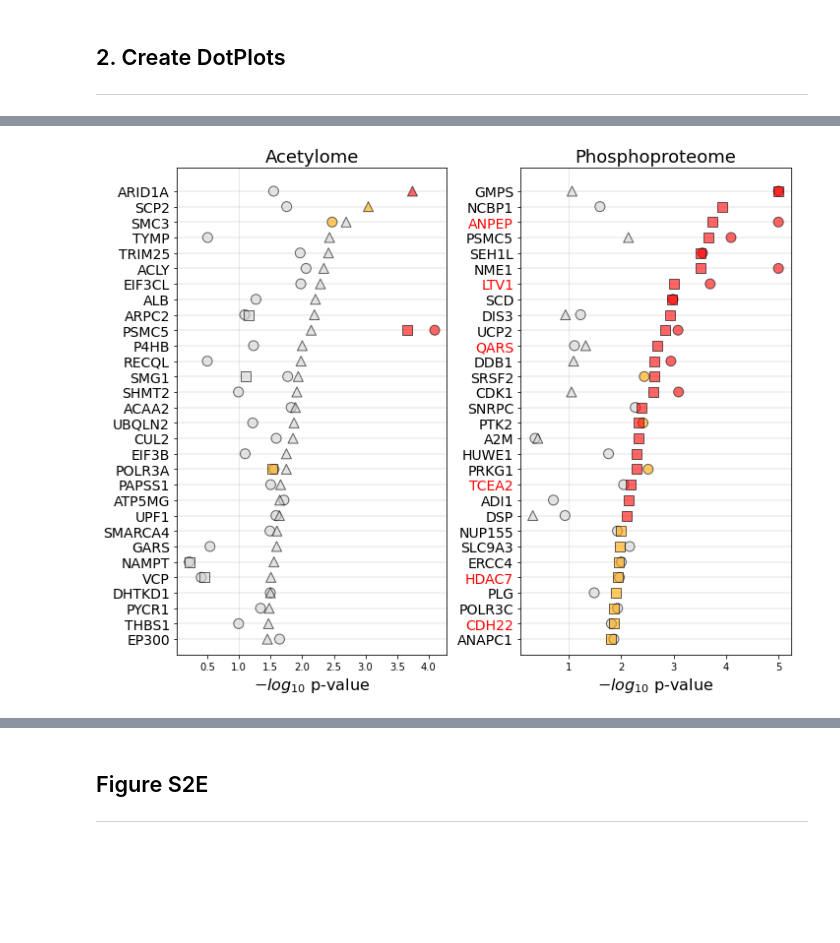
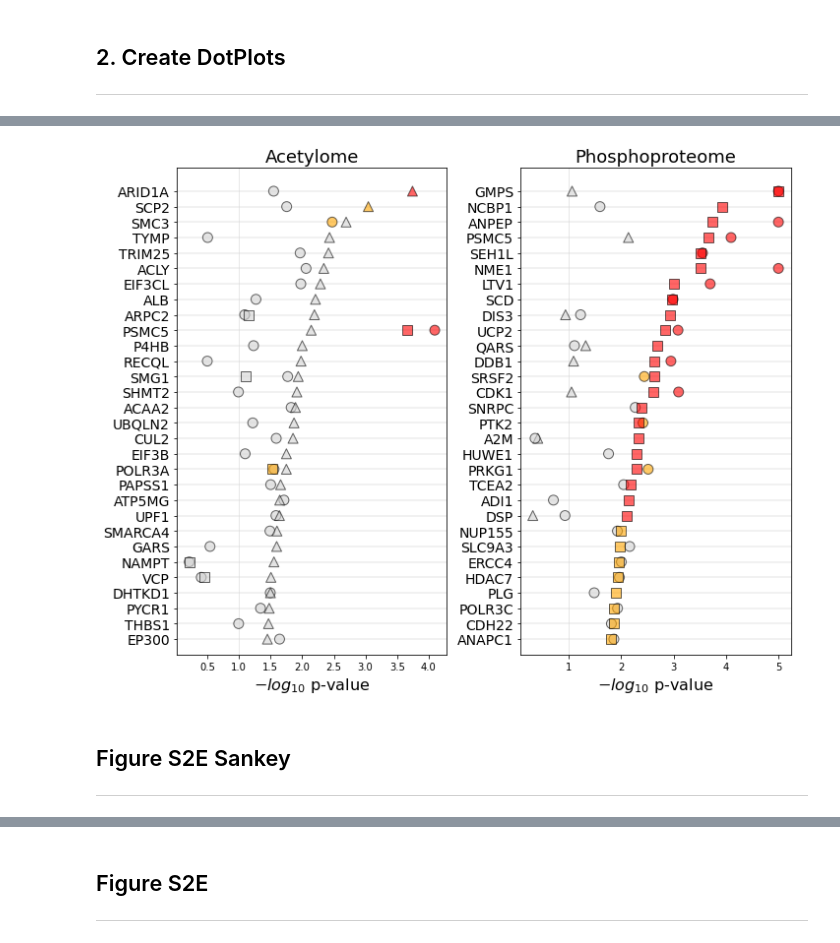
Before and after one commit to getzlab/CPTAC_PanCan_PTM_2023, a Jupyter notebook: CLUMPS-PTM/02_clumpsptm_figs.ipynb, the cells around one changed output, grey strips where cells are left out. Saved outputs shown, nothing was run; the diff lists cells and outputs as text; code cells hidden in the pictures; blank space fills up the shorter version.

Commit message:
updated clumps-ptm results from reviewer

```diff
--- a/CLUMPS-PTM/02_clumpsptm_figs.ipynb
+++ b/CLUMPS-PTM/02_clumpsptm_figs.ipynb
@@ -22,6 +22,25 @@ for file in tqdm(glob.glob("clumpsptm_runs/**/*.tsv")):
     results_df.append(_df)
 
 results_df = pd.concat(results_df)
+# %%
+res = list()
+
+for idx in tqdm(np.unique(results_df['id'])):
+    _df = results_df[results_df['id']==idx].drop(columns=['fdr_max_pval','fdr_pass','fdr_corr'])
+    _df = clumpsptm.utils.add_corrected_fdr(_df, 0.1)
+    res.append(_df)
+
+# Set back to 0.1 threshold
+results_df = pd.concat(res)
+# %%
+res = list()
+
+for idx in tqdm(np.unique(results_df['id'])):
+    _df = results_df[results_df['id']==idx].drop(columns=['fdr_max_pval','fdr_pass','fdr_corr'])
+    _df = clumpsptm.utils.add_corrected_fdr(_df, 0.1, weight_thresh_by_n=True)
+    res.append(_df)
+
+results_01_weight_df = pd.concat(res)
 # %%
 # Highlight any hits that are derived from a singular peptide
 df = pd.read_csv("ref_uniprot_072522/full_mapped_sites_to_pdbs.tsv", sep='\t', index_col=0)
@@ -158,33 +195,36 @@ clumpsptm.vis.dotplot(
     x='clumpsptm_pval',
     ax=axes[1],
     thresh=0.1,
 )
 
 axes[0].legend().remove()
 axes[0].set_yticklabels(axes[0].get_yticklabels(), fontsize=14)
 axes[0].set_xlabel(r"$-log_{10}$ p-value", fontsize=16)
 axes[0].set_yticklabels(axes[0].get_yticklabels(), fontsize=14)
 axes[0].set_title("Acetylome", fontsize=18)
 
 axes[1].legend().remove()
 axes[1].set_yticklabels(axes[1].get_yticklabels(), fontsize=14)
 axes[1].set_xlabel(r"$-log_{10}$ p-value", fontsize=16)
 axes[1].set_yticklabels(axes[1].get_yticklabels(), fontsize=14)
 axes[1].set_title("Phosphoproteome", fontsize=18)
 
 # Highlight triple peptide classes
 _acetyl_trace3 = _df_acetylome[
     (_df_acetylome['clumpsptm_sampler']=='acetylome') &
     (_df_acetylome['trace3s'].notna())]['geneSymbol'].values
 
 _phospho_trace3 = _df_phosphoproteome[
     (_df_phosphoproteome['clumpsptm_sampler']=='phosphoproteome') &
     (_df_phosphoproteome['trace3s'].notna())]['geneSymbol'].values
 
-color_axes(axes[0], _acetyl_trace3)
-color_axes(axes[1], _phospho_trace3)
+# color_axes(axes[0], _acetyl_trace3)
+# color_axes(axes[1], _phospho_trace3)
 
 plt.tight_layout()
 plt.savefig("figures/dendro1_fig2.pdf", dpi=300, bbox_inches='tight')
 # %% [output]
-[figure, old version]
+[figure, new version]
+# %% [markdown]
+## Figure S2E Sankey
+---
```
Also changed, not shown: parts of 13 cells of this notebook, 1 other file.
